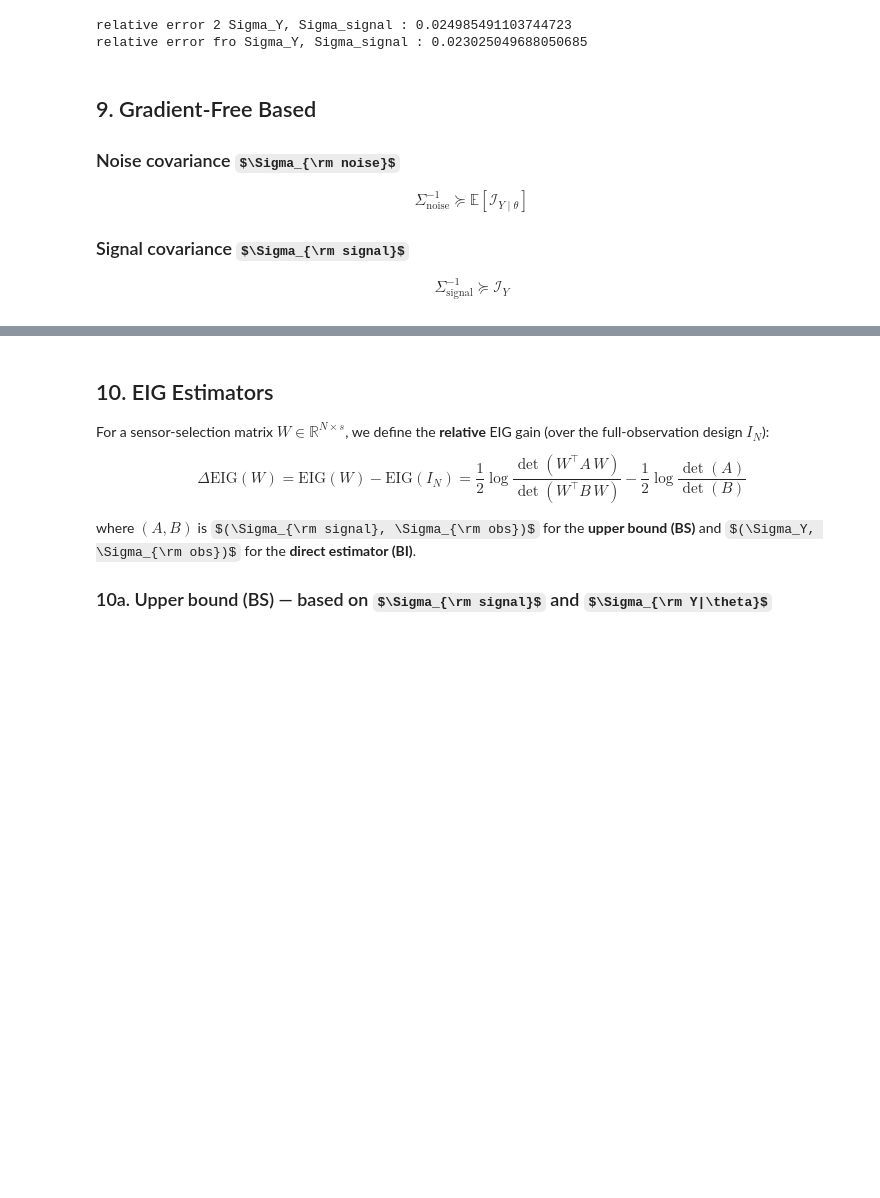
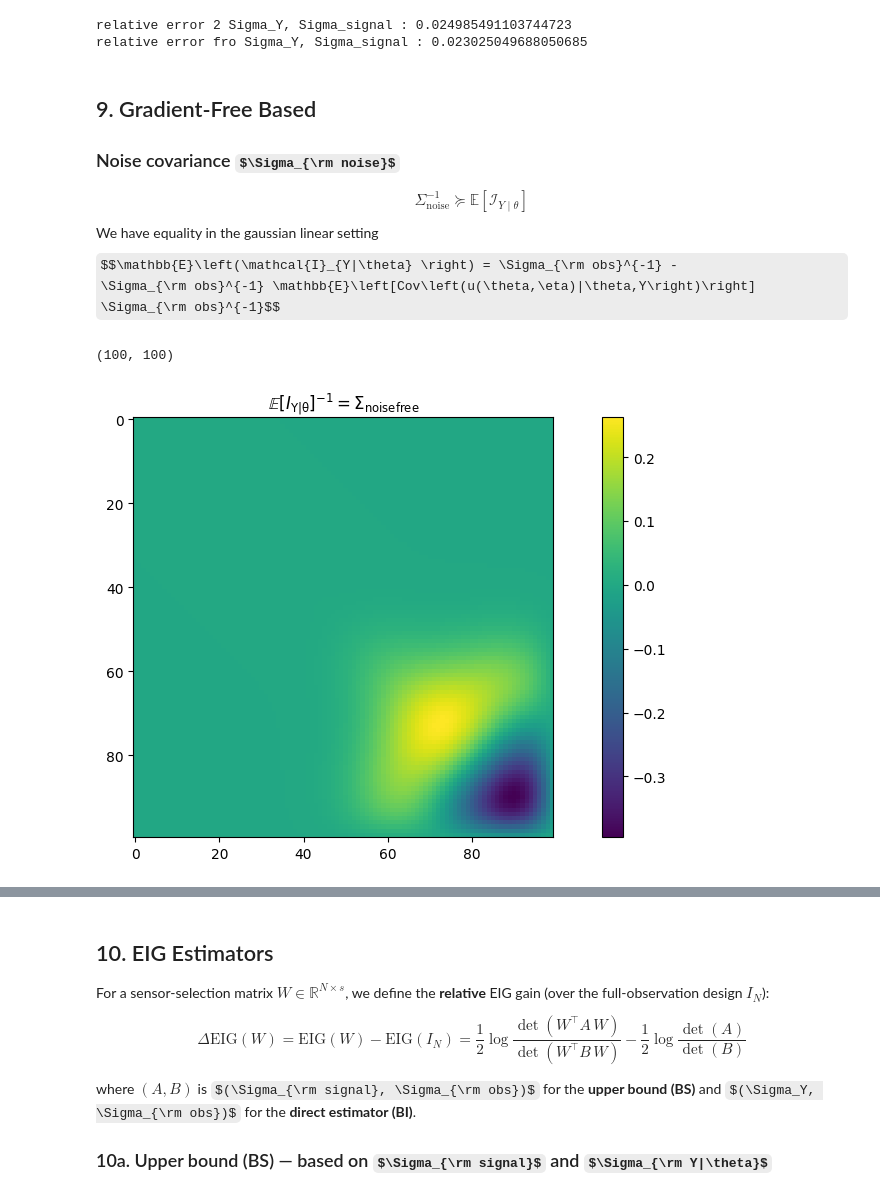
Before and after one commit to mohamed495/pyBOED, a Jupyter notebook: tutorials/notebooks/boed/tuto_conservative_bounds_GO.ipynb, the cells around one changed output, grey strips where cells are left out. Cells and saved outputs as stored; diff of their text form; code cells hidden in the pictures; some formulas as TeX source; blank space fills up the shorter version.

```diff
--- a/tutorials/notebooks/boed/tuto_gradient_free_GO.ipynb
+++ b/tutorials/notebooks/boed/tuto_conservative_bounds_GO.ipynb
@@ -789,9 +789,6 @@ relative error fro Sigma_Y, Sigma_signal : 0.023025049688050685
 $$
 \Sigma_{\mathrm{noise}}^{-1} \succeq \mathbb{E}\!\left[\mathcal{I}_{Y\mid\theta}\right]
 $$
-
-### Signal covariance $\Sigma_{\rm signal}$
-
-$$
-\Sigma_{\mathrm{signal}}^{-1} \succeq \mathcal{I}_Y
-$$
+We have equality in the gaussian linear setting
+$$\mathbb{E}\left(\mathcal{I}_{Y|\theta} \right) = \Sigma_{\rm obs}^{-1} -
+\Sigma_{\rm obs}^{-1} \mathbb{E}\left[Cov\left(u(\theta,\eta)|\theta,Y\right)\right] \Sigma_{\rm obs}^{-1}$$
@@ -797,0 +880,20 @@ $$
+# %%
+A_star, b_star, M_emp, stats = solve_linear_regression_theta_Y(
+    G = G,
+    joint_prior = joint_prior,
+    Sigma_obs = noise.get_covariance(N),
+    n_samples=20000,
+    random_state=0,
+)
+print(M_emp.shape)
+# %% [output]
+(100, 100)
+# %%
+Sigma_obs = noise.get_covariance(N)
+Sobs_inv = np.linalg.inv(Sigma_obs)
+EIytheta = Sobs_inv @ (np.eye(N) - M_emp @ Sobs_inv)
+Sigma_noise_free = np.linalg.inv(EIytheta)
+# %%
+plot_matrices([Sigma_noise_free], [r"$\mathbb{E}\left[I_{\rm Y|\theta}\right]^{-1} = \Sigma_{\rm noise free}$"], figsize=(10, 5))
+# %% [output]
+[figure, added]
```
Also changed, not shown: parts of 9 cells of this notebook, 12 other files.
